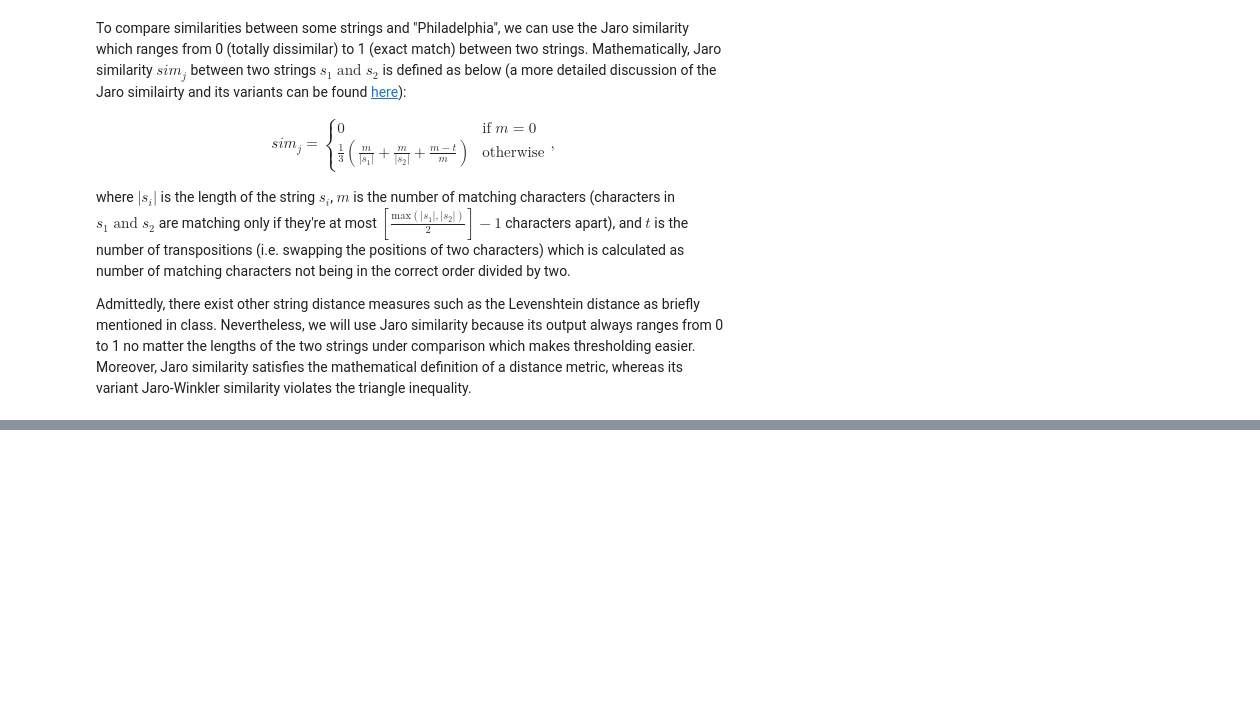
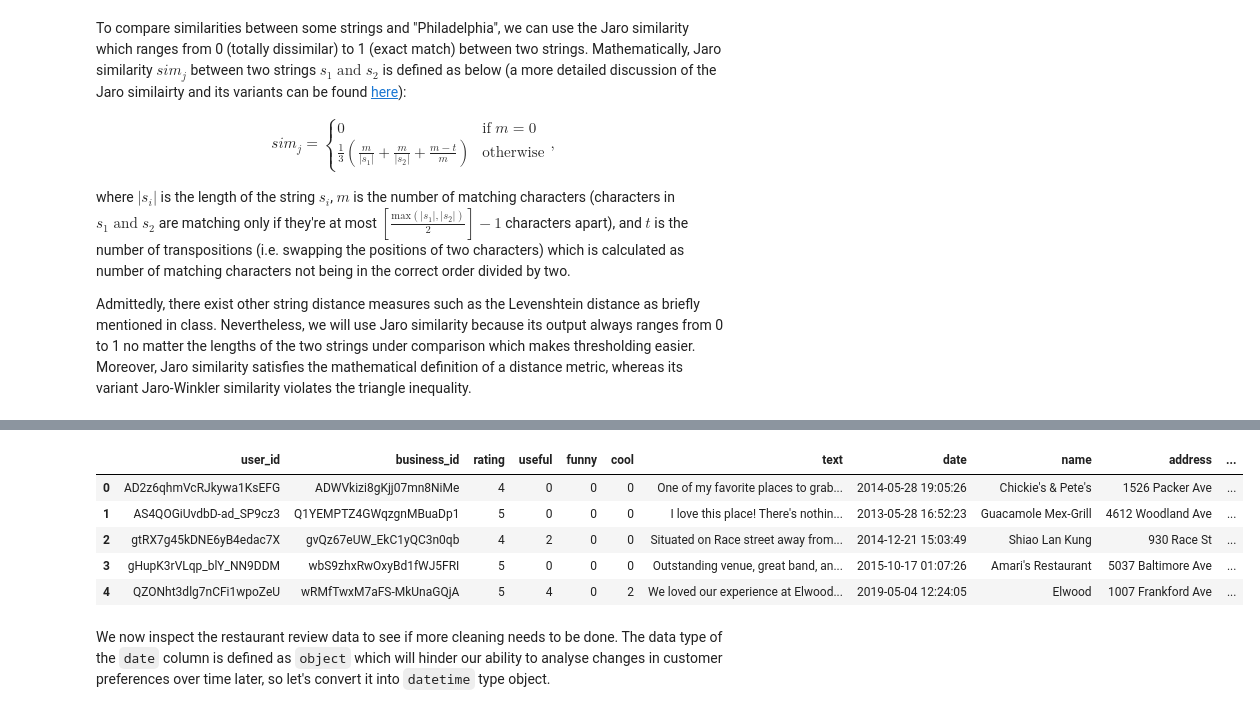
Before and after one commit to kwanchmn/Advanced-topics-in-ML, a Jupyter notebook: Baldur/baldur_task_2.ipynb, the cells around one changed output, grey strips where cells are left out. Drawn from its saved outputs; the diff is of its cells as text; code cells hidden in the pictures; blank space fills up the shorter version.

Commit message:
Created a separate file for functions used to replace strings based on Jaro similarity; Finished filtering restaurants in Philadelphia and then merged with review data.

```diff
--- a/Baldur/baldur_task_2.ipynb
+++ b/Baldur/baldur_task_2.ipynb
@@ -25,7 +25,7 @@ Before starting the analysis, we'll have to obtain the relevant review data. Let
 # Importing the dataset
 reviews_df = pd.read_csv("datasets/ATML2024_reviews_train.csv")
 users_df = pd.read_csv("datasets/ATML2024_users.csv")
-business_df = pd.read_csv("datasets\ATML2024_businesses.csv")
+business_df = pd.read_csv("datasets/ATML2024_businesses.csv")
 # %% [markdown]
 ### Glimpsing at the data
 Below cells show the data types of the columns as well as the first 5 rows of each dataset. Based on the output, in order to extract reviews about restaurants in Philadelphia, we can first filter out businesses who are based in Philadelphia under the `city` column, and then look at those whose categories include restaurants. One crucial thing to note that, however, is that due to the textual nature of the data, there's no guarantee that the `city` column is free of typos or has standardised how Philadelphia is referred to. For example, the city is sometimes referred to as Philly. We shall inspect this column more in detail to ensure that we include all the restaurant reviews in Philadelphia (or at least we don't miss out too much because of typos).
@@ -222,8 +189,8 @@ Let's use 0.7 as a threshold for the Jaro score to replace different alias of Ph
 # %%
 # Replacing the alias of Philadelphia in the dataset
 old_unique_cities_len = len(unique_cities)
-business_pa.loc[:, "city"] = business_pa['city'].apply(replace_city_name, threshold = 0.7)
+business_pa.loc[:, "city"] = business_pa['city'].apply(replace_name, new_name = 'philadelphia', threshold = 0.7)
 new_unique_cities_len = len(business_pa['city'].unique())
 
 # Checking we've normalised Philadelphia correctly
-assert old_unique_cities_len - new_unique_cities_len == 11  # There were 11 alias for Philadelphia in the original business dataset
+assert old_unique_cities_len - new_unique_cities_len == 11  # There were 11 aliases for Philadelphia in the original business_df dataset
@@ -249,0 +202,11 @@ TypeError: 'float' object is not iterable
+# %%
+from itertools import chain
+
+# Getting all the distinct business categories
+business_pa.loc[:, "categories"] = business_pa["categories"].str.lower()
+categories_split = chain(*list(business_pa["categories"].dropna().str.split(r",\s+", regex=True)))
+unique_categories = list(set(categories_split))
+
+# Checking which categories might contain part of the spelling of the word restaurant
+resto_matches = [re.search(r"Rest.*", cat, flags=re.IGNORECASE) is not None for cat in unique_categories]
+np.array(unique_categories)[resto_matches]
@@ -249,0 +241,24 @@ TypeError: 'float' object is not iterable
+# %%
+# Getting businesses located in Philadelphia
+business_philly = business_pa.query("city == 'philadelphia'").reset_index(drop = True)
+
+# Getting only restaurant businesses in Philadelphia
+restaurant_masks = business_philly["categories"].str.contains("restaurants") | business_philly["categories"].str.contains("pop-up restaurants")
+restos_philly = business_philly.loc[restaurant_masks, :]
+
+# Finally, joining user reviews with restaurant information
+resto_reviews_philly = reviews_df.merge(restos_philly, how = "inner", on = "business_id")
+assert np.sum(resto_reviews_philly['city'] == 'philadelphia') == resto_reviews_philly.shape[0]
+
+# Dropping unnecessary columns
+resto_reviews_philly.drop(columns=["id", "city", "state"], inplace = True)
+resto_reviews_philly.head()
+# %% [output]
+|  | user_id | business_id | rating | useful | funny | cool | text | date | name | address | ... |
+| 0 | AD2z6qhmVcRJkywa1KsEFG | ADWVkizi8gKjj07mn8NiMe | 4 | 0 | 0 | 0 | One of my favorite places to grab... | 2014-05-28 19:05:26 | Chickie's & Pete's | 1526 Packer Ave | ... |
+| 1 | AS4QOGiUvdbD-ad_SP9cz3 | Q1YEMPTZ4GWqzgnMBuaDp1 | 5 | 0 | 0 | 0 | I love this place! There's nothin... | 2013-05-28 16:52:23 | Guacamole Mex-Grill | 4612 Woodland Ave | ... |
+| 2 | gtRX7g45kDNE6yB4edac7X | gvQz67eUW_EkC1yQC3n0qb | 4 | 2 | 0 | 0 | Situated on Race street away from... | 2014-12-21 15:03:49 | Shiao Lan Kung | 930 Race St | ... |
+| 3 | gHupK3rVLqp_blY_NN9DDM | wbS9zhxRwOxyBd1fWJ5FRI | 5 | 0 | 0 | 0 | Outstanding venue, great band, an... | 2015-10-17 01:07:26 | Amari's Restaurant | 5037 Baltimore Ave | ... |
+| 4 | QZONht3dlg7nCFi1wpoZeU | wRMfTwxM7aFS-MkUnaGQjA | 5 | 4 | 0 | 2 | We loved our experience at Elwood... | 2019-05-04 12:24:05 | Elwood | 1007 Frankford Ave | ... |
+# %% [markdown]
+We now inspect the restaurant review data to see if more cleaning needs to be done. The data type of the `date` column is defined as `object` which will hinder our ability to analyse changes in customer preferences over time later, so let's convert it into `datetime` type object.
```
Also changed, not shown: parts of 22 cells of this notebook, 1 other file.
